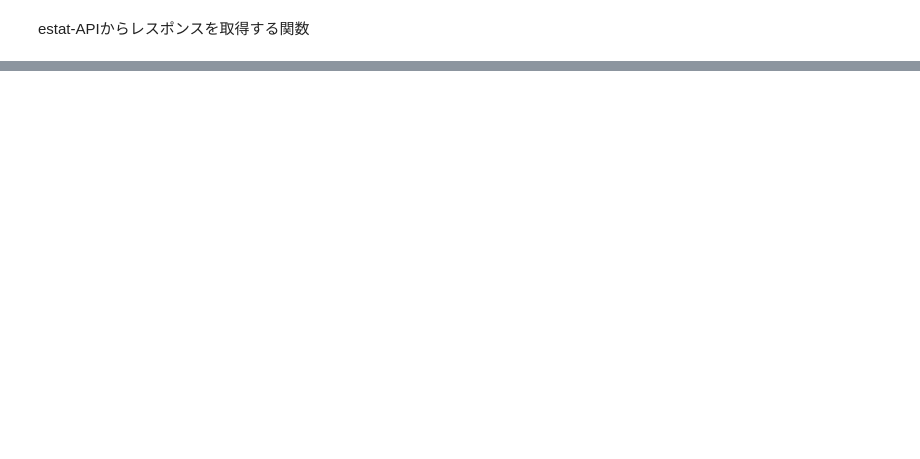
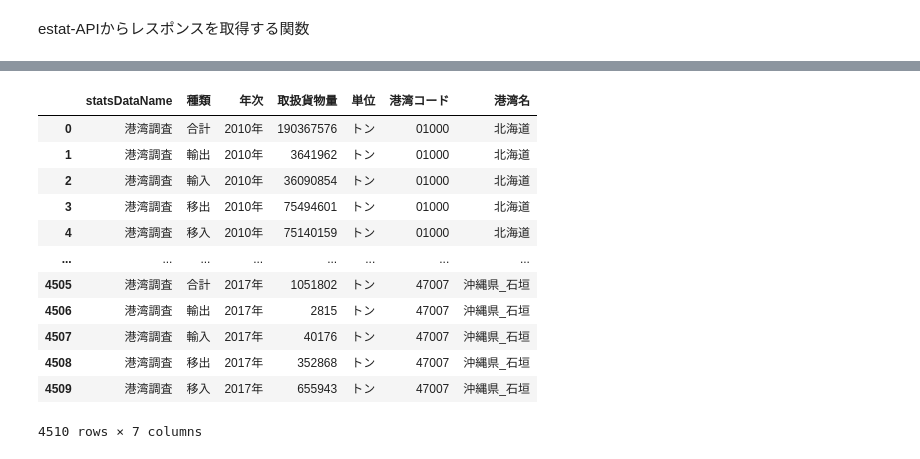
Before and after one commit to dicechick373/dicechick373, a Jupyter notebook: 播磨臨海地域の特徴.ipynb, the cells around one changed output, grey strips where cells are left out. Saved outputs shown, nothing was run; the diff lists cells and outputs as text; code cells hidden in the pictures; blank space fills up the shorter version.

```diff
--- a/播磨臨海地域の特徴.ipynb
+++ b/播磨臨海地域の特徴.ipynb
@@ -85,0 +102,26 @@ res = get_estat_response(params)
+# %%
+# 必要な列だけ抽出
+df_res =  df_res[['statsDataName','@cat01_name','@time_name','$','@unit','@cat04','@cat04_name']]
+
+# 列名の変更
+columns = {'@cat01_name':'種類','@time_name':'年次','@cat04':'港湾コード','@cat04_name':'港湾名','$':'取扱貨物量','@unit':'単位'}
+df_res = df_res.rename(columns=columns)
+
+# 欠損データ削除
+df_res = df_res.dropna()
+
+df_res
+# %% [output]
+|  | statsDataName | 種類 | 年次 | 取扱貨物量 | 単位 | 港湾コード | 港湾名 |
+| 0 | 港湾調査 | 合計 | 2010年 | 190367576 | トン | 01000 | 北海道 |
+| 1 | 港湾調査 | 輸出 | 2010年 | 3641962 | トン | 01000 | 北海道 |
+| 2 | 港湾調査 | 輸入 | 2010年 | 36090854 | トン | 01000 | 北海道 |
+| 3 | 港湾調査 | 移出 | 2010年 | 75494601 | トン | 01000 | 北海道 |
+| 4 | 港湾調査 | 移入 | 2010年 | 75140159 | トン | 01000 | 北海道 |
+| ... | ... | ... | ... | ... | ... | ... | ... |
+| 4505 | 港湾調査 | 合計 | 2017年 | 1051802 | トン | 47007 | 沖縄県_石垣 |
+| 4506 | 港湾調査 | 輸出 | 2017年 | 2815 | トン | 47007 | 沖縄県_石垣 |
+| 4507 | 港湾調査 | 輸入 | 2017年 | 40176 | トン | 47007 | 沖縄県_石垣 |
+| 4508 | 港湾調査 | 移出 | 2017年 | 352868 | トン | 47007 | 沖縄県_石垣 |
+| 4509 | 港湾調査 | 移入 | 2017年 | 655943 | トン | 47007 | 沖縄県_石垣 |
+4510 rows × 7 columns
```
Also changed, not shown: parts of 30 cells of this notebook.
